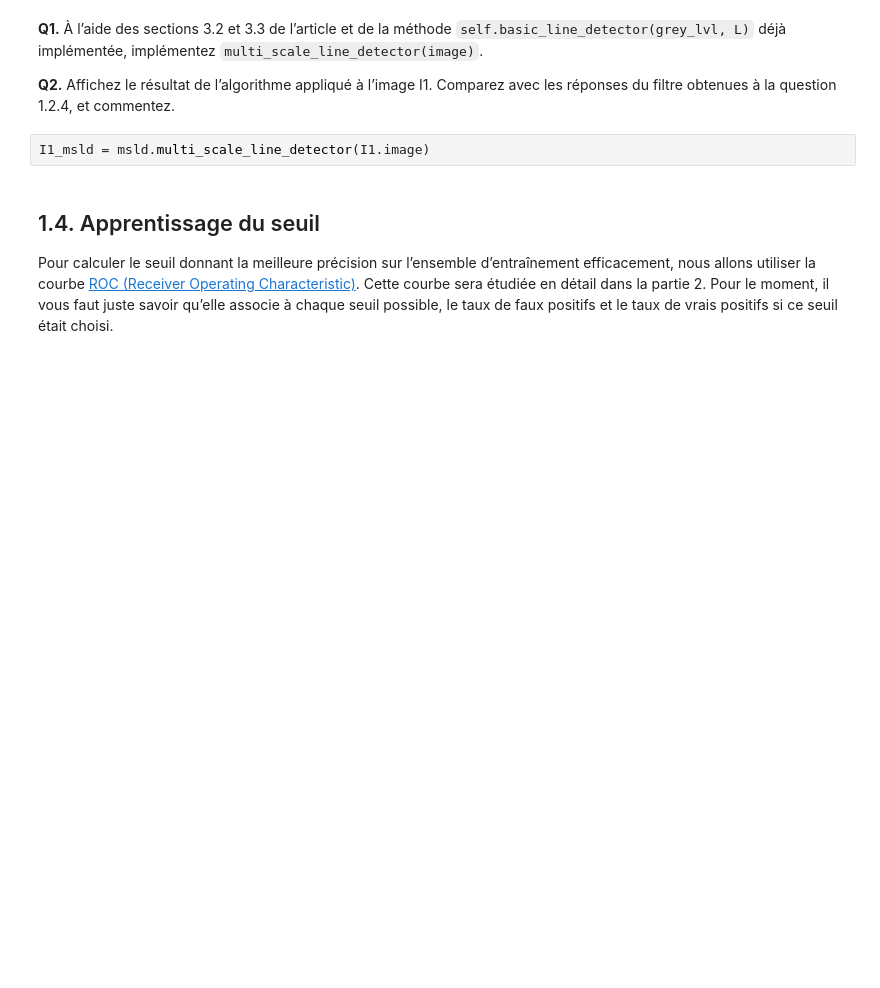
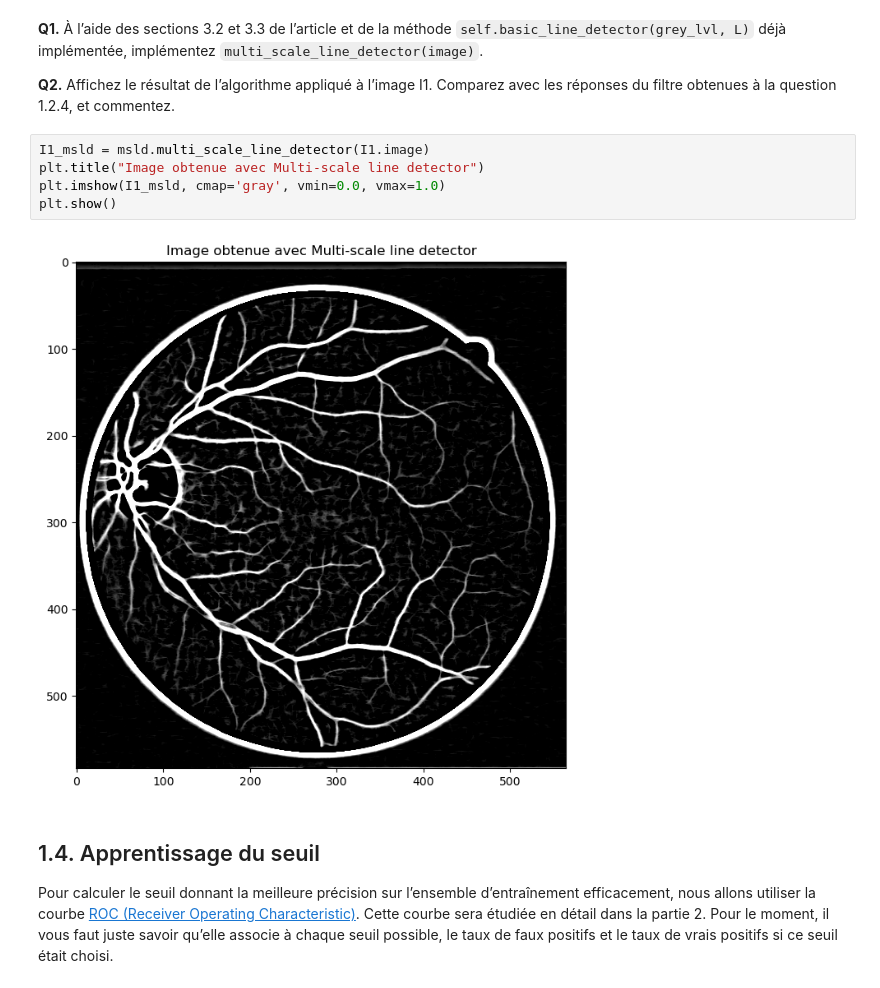
Before and after one commit to lashlone/GBM8770-Programmation, a Jupyter notebook: Projet/ProjetMSLD/RapportProjet.ipynb, the cells around one changed output. Saved outputs shown, nothing was run; the diff lists cells and outputs as text; blank space fills up the shorter version.

```diff
--- a/Projet/ProjetMSLD/RapportProjet.ipynb
+++ b/Projet/ProjetMSLD/RapportProjet.ipynb
@@ -81,8 +99,13 @@ I1_bld_L15 = msld.basic_line_detector(grey_lvl_I1, L=15)
 **Q1.** À l’aide des sections 3.2 et 3.3 de l’article et de la méthode `self.basic_line_detector(grey_lvl, L)` déjà implémentée, implémentez `multi_scale_line_detector(image)`.
 
 **Q2.** Affichez le résultat de l’algorithme appliqué à l’image I1. Comparez avec les réponses du filtre obtenues à la question 1.2.4, et commentez.
-# %%
-I1_msld = msld.multi_scale_line_detector(I1.image)
+# %%
+I1_msld = msld.multi_scale_line_detector(I1.image)
+plt.title("Image obtenue avec Multi-scale line detector")
+plt.imshow(I1_msld, cmap='gray', vmin=0.0, vmax=1.0)
+plt.show()
+# %% [output]
+[figure, added]
 # %% [markdown]
 ## 1.4. Apprentissage du seuil
 
```
Also changed, not shown: parts of 19 cells of this notebook, 2 other files.
